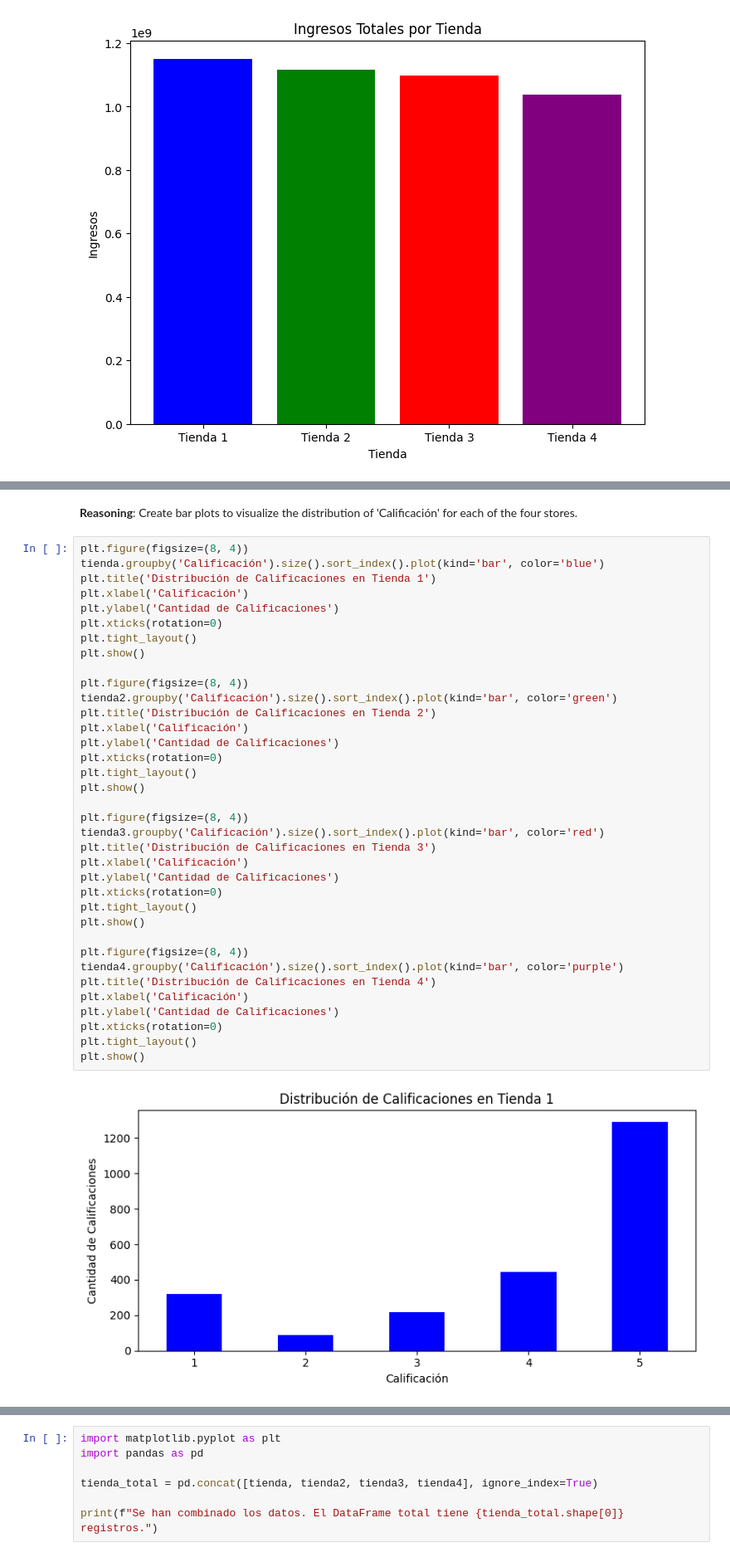
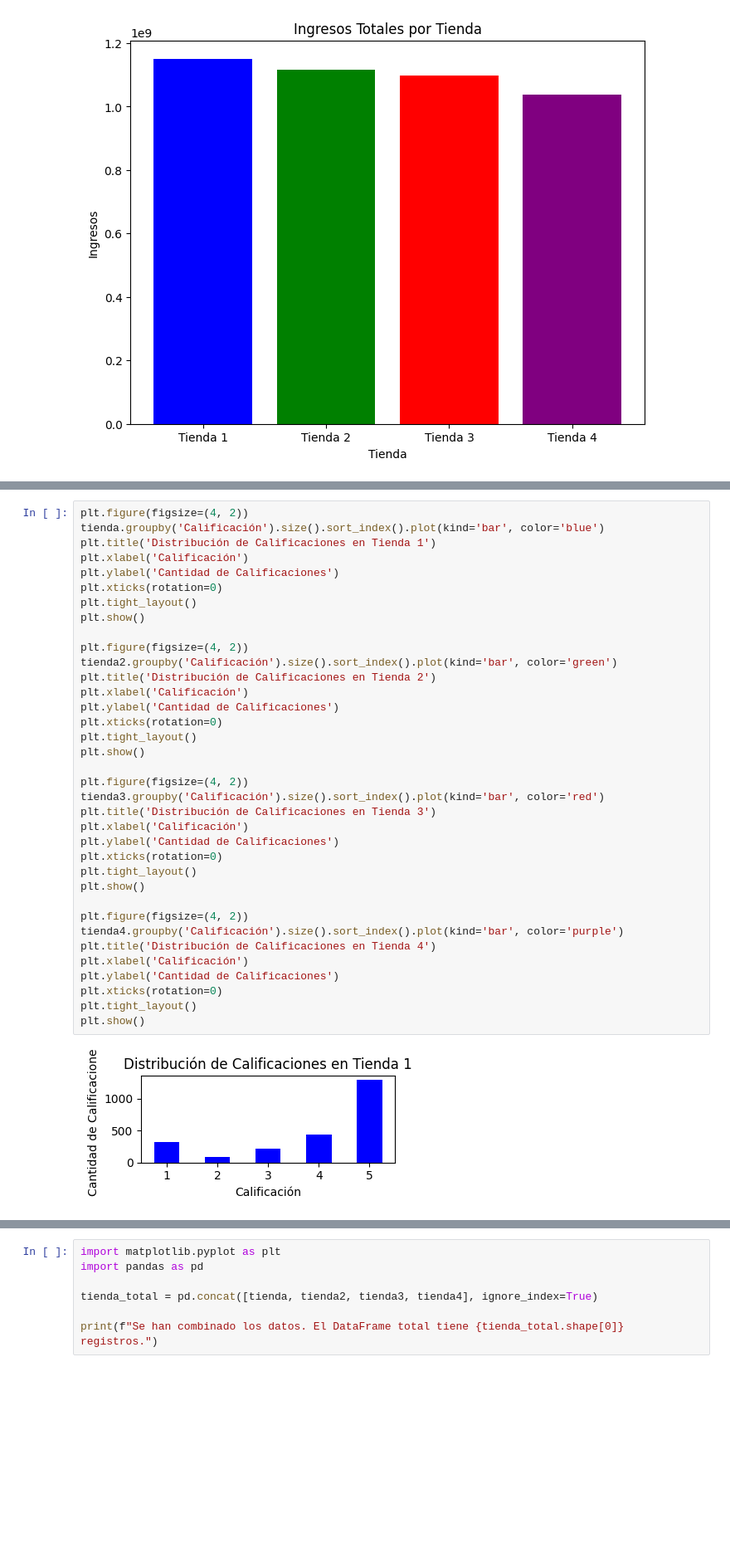
Before and after one commit to Gaby46Pe/AprendiendoGit, a Jupyter notebook: AluraStoreLatam.ipynb, the cells around one changed output, grey strips where cells are left out. Shown at 83% size. Cells and saved outputs as stored; diff of their text form; blank space fills up the shorter version.

```diff
--- a/AluraStoreLatam.ipynb
+++ b/AluraStoreLatam.ipynb
@@ -859,41 +853,38 @@ Visualizar la distribución de las `Calificación`es para cada tienda utilizando
-# %% [markdown]
-**Reasoning**:
-Create bar plots to visualize the distribution of 'Calificación' for each of the four stores.
 # %%
-plt.figure(figsize=(8, 4))
+plt.figure(figsize=(4, 2))
 tienda.groupby('Calificación').size().sort_index().plot(kind='bar', color='blue')
 plt.title('Distribución de Calificaciones en Tienda 1')
 plt.xlabel('Calificación')
 plt.ylabel('Cantidad de Calificaciones')
 plt.xticks(rotation=0)
 plt.tight_layout()
 plt.show()
 
-plt.figure(figsize=(8, 4))
+plt.figure(figsize=(4, 2))
 tienda2.groupby('Calificación').size().sort_index().plot(kind='bar', color='green')
 plt.title('Distribución de Calificaciones en Tienda 2')
 plt.xlabel('Calificación')
 plt.ylabel('Cantidad de Calificaciones')
 plt.xticks(rotation=0)
 plt.tight_layout()
 plt.show()
 
-plt.figure(figsize=(8, 4))
+plt.figure(figsize=(4, 2))
 tienda3.groupby('Calificación').size().sort_index().plot(kind='bar', color='red')
 plt.title('Distribución de Calificaciones en Tienda 3')
 plt.xlabel('Calificación')
 plt.ylabel('Cantidad de Calificaciones')
 plt.xticks(rotation=0)
 plt.tight_layout()
 plt.show()
 
-plt.figure(figsize=(8, 4))
+plt.figure(figsize=(4, 2))
 tienda4.groupby('Calificación').size().sort_index().plot(kind='bar', color='purple')
 plt.title('Distribución de Calificaciones en Tienda 4')
 plt.xlabel('Calificación')
 plt.ylabel('Cantidad de Calificaciones')
 plt.xticks(rotation=0)
 plt.tight_layout()
 plt.show()
 # %% [output]
-[figure, old version]
+[figure, new version]
```
Also changed, not shown: parts of 19 cells of this notebook.
